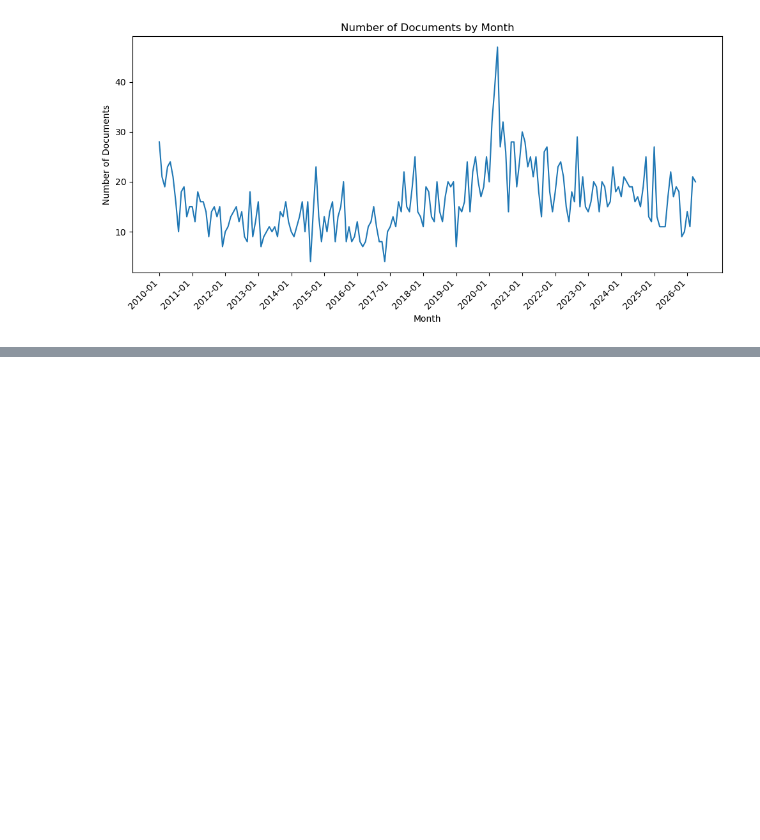
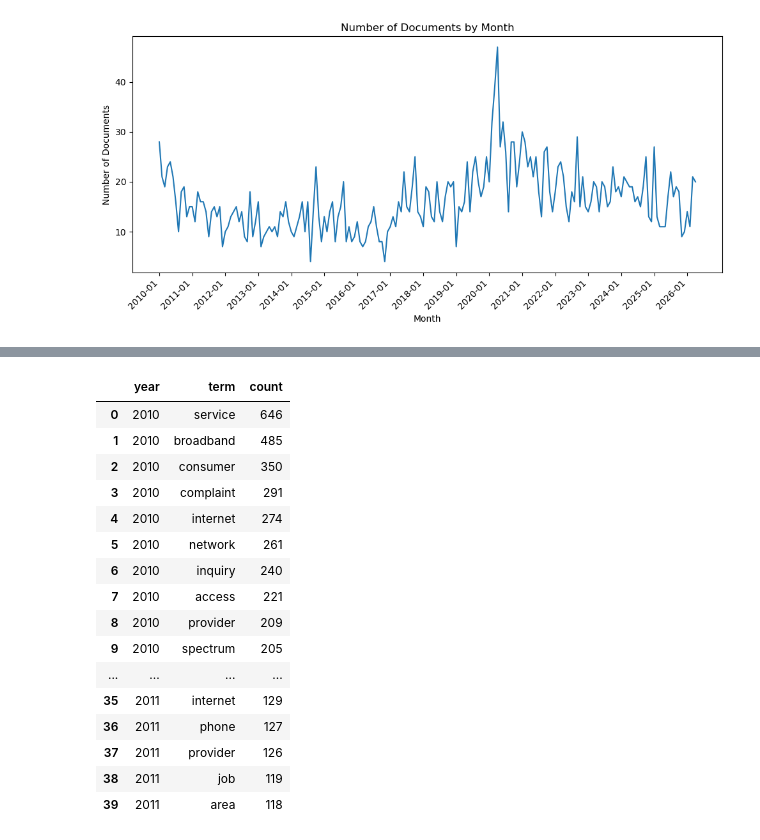
Before and after one commit to YoungbokYi/Text-Mining-FCC-Documents, a Jupyter notebook: Trend_Analysis.ipynb, the cells around one changed output, grey strips where cells are left out. Drawn from its saved outputs; the diff is of its cells as text; code cells hidden in the pictures; blank space fills up the shorter version.

Commit message:
Added basic term frequency analysis

```diff
--- a/Trend_Analysis.ipynb
+++ b/Trend_Analysis.ipynb
@@ -172,0 +206,8 @@ plot_doc_trend(avg_words_by_month, 'Month', 'Average Number of Words', 12)
+# %%
+def clean_lemma(lemma):
+    '''
+    Normalize a lemma returned by spaCy.
+    '''
+    lemma = lemma.lower().strip()
+    lemma = re.sub(r'[^a-z0-9-]', '', lemma)
+    return lemma
@@ -172,0 +314,55 @@ plot_doc_trend(avg_words_by_month, 'Month', 'Average Number of Words', 12)
+# %%
+def get_term_frequency_by_period(df, period_col, top_n=20):
+    '''
+    Calculate raw term frequency by a selected time period.
+    >>> period can be: 'year', 'quarter', 'month'
+    '''
+
+    doc_term_df = (
+        df[['filename', period_col, 'spacy_tokens']]
+        .explode('spacy_tokens')
+        .dropna(subset=['spacy_tokens'])
+        .rename(columns={'spacy_tokens': 'term'})
+    )
+
+    term_freq_by_period = (
+        doc_term_df
+        .groupby([period_col, 'term'])
+        .size()
+        .rename('count')
+        .reset_index()
+        .sort_values([period_col, 'count'], ascending=[True, False])
+    )
+
+    top_terms_by_period = (
+        term_freq_by_period
+        .groupby(period_col)
+        .head(top_n)
+        .reset_index(drop=True)
+    )
+
+    return top_terms_by_period
+# %%
+raw_term_freq_by_year = get_term_frequency_by_period(df, 'year', top_n=20)
+raw_term_freq_by_quarter = get_term_frequency_by_period(df, 'quarter', top_n=20)
+raw_term_freq_by_month = get_term_frequency_by_period(df, 'month', top_n=20)
+# %%
+raw_term_freq_by_year.head(40)
+# %% [output]
+|  | year | term | count |
+| 0 | 2010 | service | 646 |
+| 1 | 2010 | broadband | 485 |
+| 2 | 2010 | consumer | 350 |
+| 3 | 2010 | complaint | 291 |
+| 4 | 2010 | internet | 274 |
+| 5 | 2010 | network | 261 |
+| 6 | 2010 | inquiry | 240 |
+| 7 | 2010 | access | 221 |
+| 8 | 2010 | provider | 209 |
+| 9 | 2010 | spectrum | 205 |
+| ... | ... | ... | ... |
+| 35 | 2011 | internet | 129 |
+| 36 | 2011 | phone | 127 |
+| 37 | 2011 | provider | 126 |
+| 38 | 2011 | job | 119 |
+| 39 | 2011 | area | 118 |
```
Also changed, not shown: parts of 19 cells of this notebook.
